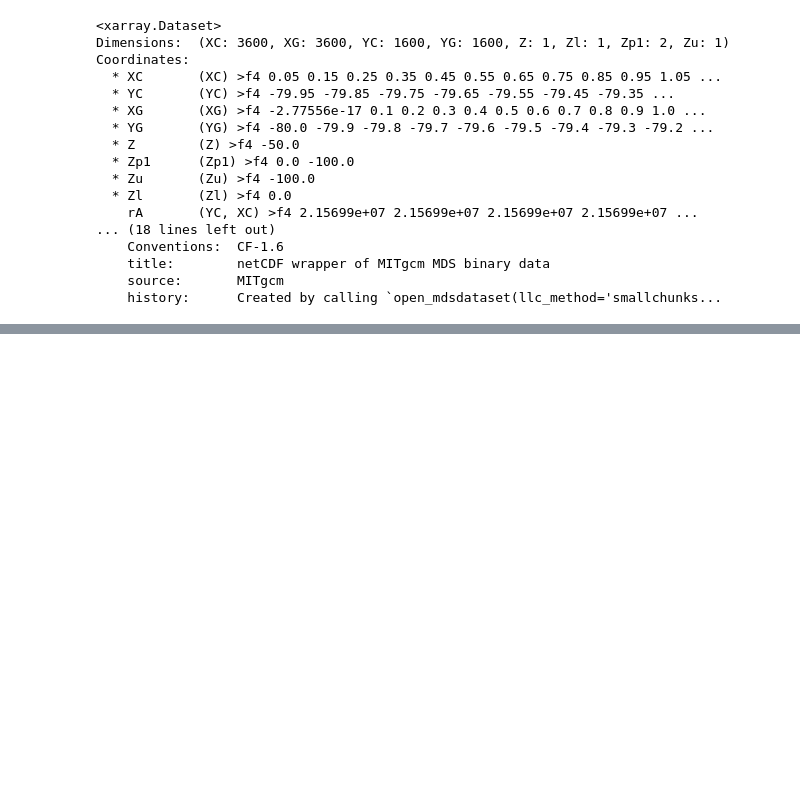
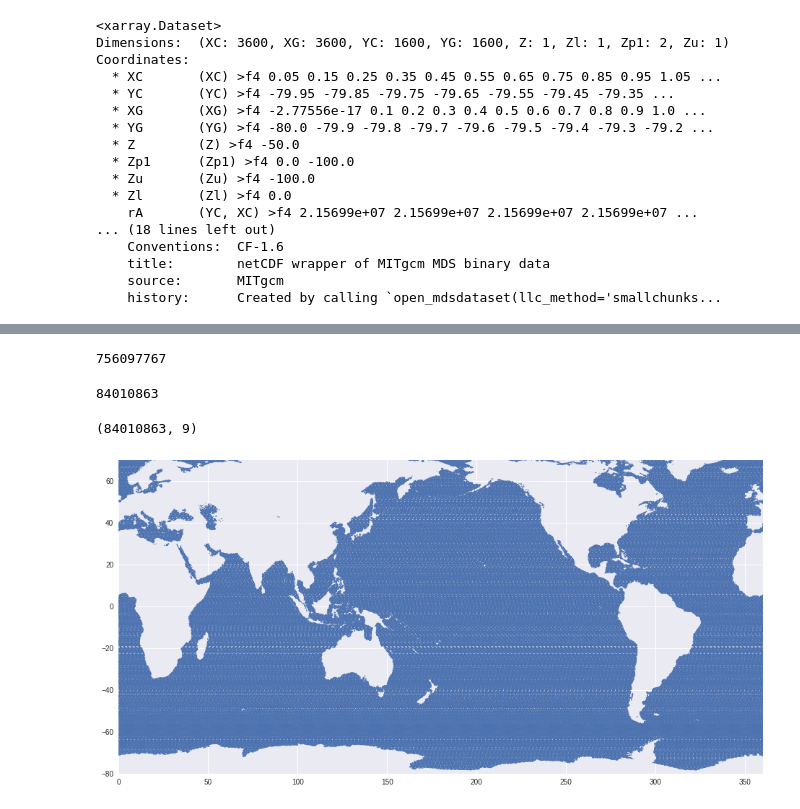
Before and after one commit to geosciz/rclv-eddies, a Jupyter notebook: create_flt_ini_pos.ipynb, the cells around one changed output, grey strips where cells are left out. Cells and saved outputs as stored; diff of their text form; code cells hidden in the pictures; blank space fills up the shorter version.

```diff
--- a/create_flt_ini_pos.ipynb
+++ b/create_flt_ini_pos.ipynb
@@ -229,0 +72,27 @@ plt.show()
+# %%
+total_num = len(floats)
+total_num
+# %% [output]
+756097767
+# %%
+float_num = total_num//9
+float_num
+# %% [output]
+84010863
+# %%
+floats.shape = (float_num, 9)
+floats.shape
+# %% [output]
+(84010863, 9)
+# %%
+x = floats[:, 2]
+y = floats[:, 3]
+# %%
+sns.set()
+plt.rcParams['figure.figsize'] = (16, 8)
+plt.scatter(x[::100], y[::100], edgecolor='none', s=1)
+plt.xlim([0, 360])
+plt.ylim([-80, 70])
+plt.show()
+# %% [output]
+[figure, added]
```
Also changed, not shown: parts of 62 cells of this notebook.
